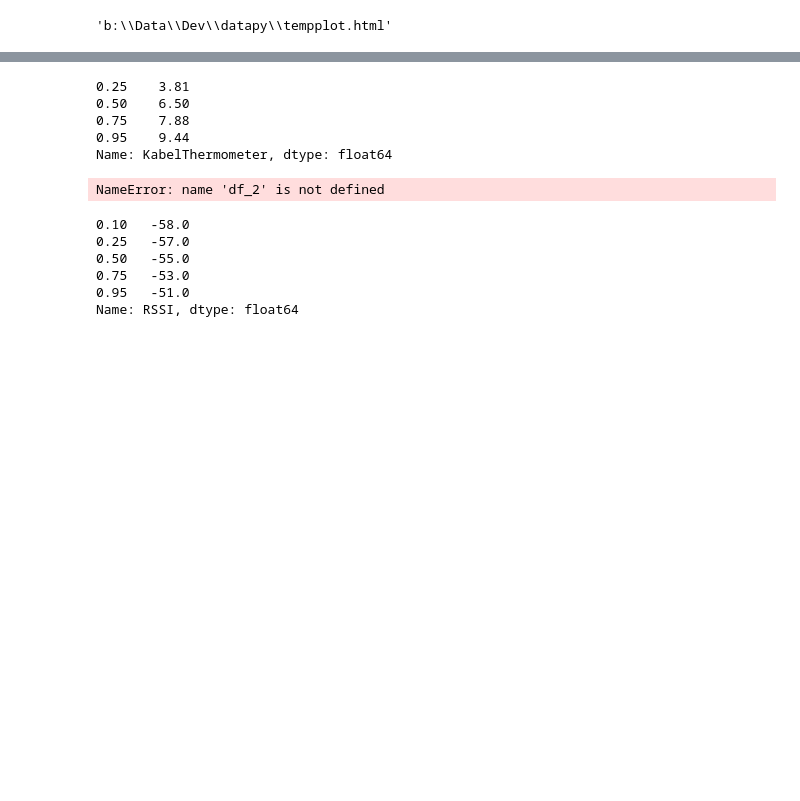
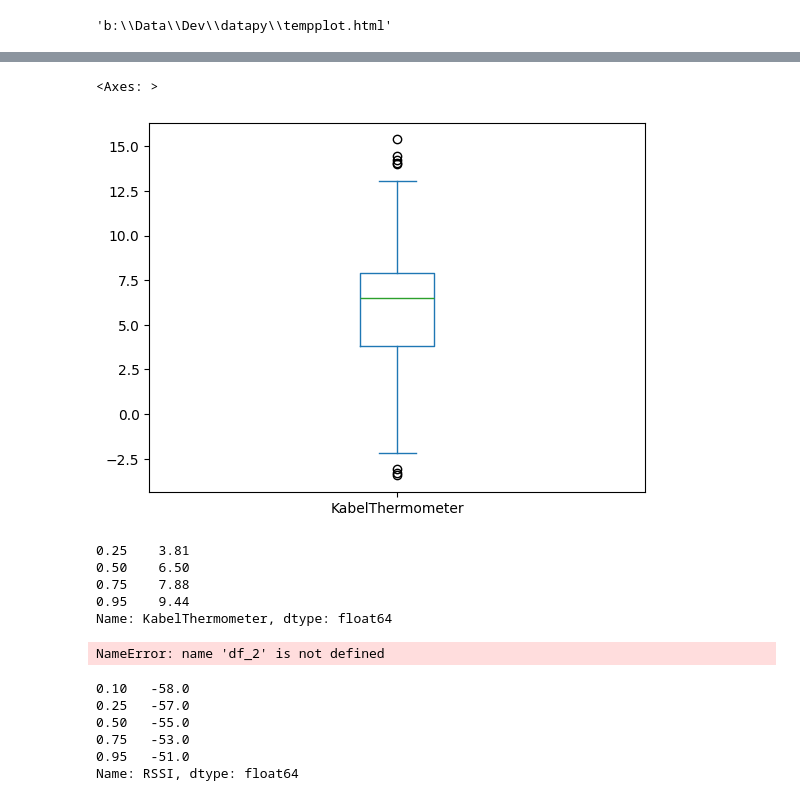
Before and after one commit to DrGonzales/pandaspielplatz, a Jupyter notebook: 1_pandas_basics.ipynb, the cells around one changed output, grey strips where cells are left out. Saved outputs shown, nothing was run; the diff lists cells and outputs as text; code cells hidden in the pictures; blank space fills up the shorter version.

```diff
--- a/1_pandas_basics.ipynb
+++ b/1_pandas_basics.ipynb
@@ -48,3 +53,8 @@ show(p)
+# %%
+df_2.KabelThermometer.plot.box()
+# %% [output]
+<Axes: >
+[figure, added]
 # %%
 # Daten mit Feather speichern
 
```
Also changed, not shown: parts of 4 cells of this notebook.
